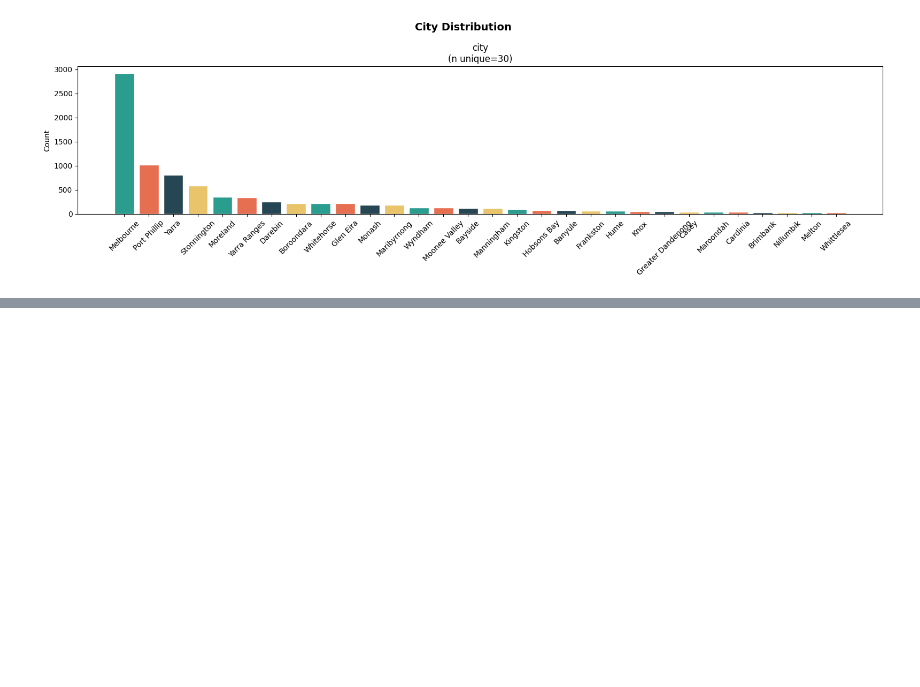
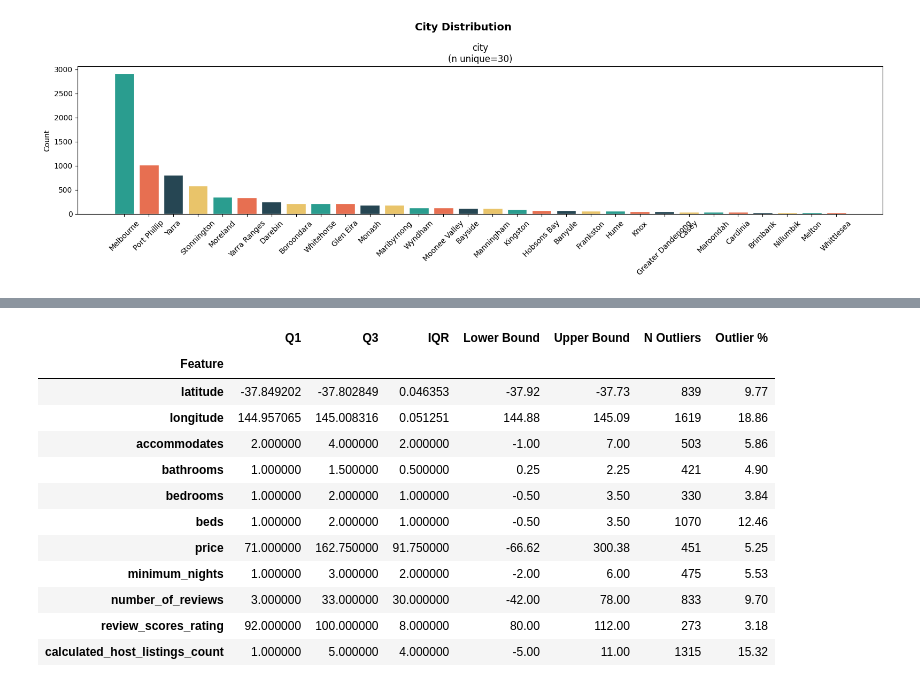
Before and after one commit to Anirudh-red11/Comp_ML_Melb_airbnb, a Jupyter notebook: notebook/mainnote.ipynb, the cells around one changed output, grey strips where cells are left out. Drawn from its saved outputs; the diff is of its cells as text; code cells hidden in the pictures; blank space fills up the shorter version.

```diff
--- a/notebook/mainnote.ipynb
+++ b/notebook/mainnote.ipynb
@@ -278,0 +329,37 @@ plt.show()
+# %%
+def outlier_summary(df,cols):
+  record=[]
+  for col in cols:
+    Q1=df[col].quantile(0.25)
+    Q2=df[col].quantile(0.75)
+    IQR= Q2-Q1
+    lower=Q1-1.5*IQR
+    upper=Q2+1.5*IQR
+    n_outliers=df[(df[col]<lower) | (df[col]>upper)].shape[0]
+    pct =round(n_outliers/len(df)*100,2)
+    record.append({
+        'Feature':col,
+        'Q1':Q1,
+        'Q3':Q2,
+        'IQR':IQR,
+        'Lower Bound':round(lower,2),
+        'Upper Bound':round(upper,2),
+        'N Outliers':n_outliers,
+        'Outlier %':pct
+    })
+  return pd.DataFrame(record).set_index('Feature')
+outlier_summary(train,num_cols)
+# %% [output]
+|  | Q1 | Q3 | IQR | Lower Bound | Upper Bound | N Outliers | Outlier % |
+| Feature |  |  |  |  |  |  |  |
+| latitude | -37.849202 | -37.802849 | 0.046353 | -37.92 | -37.73 | 839 | 9.77 |
+| longitude | 144.957065 | 145.008316 | 0.051251 | 144.88 | 145.09 | 1619 | 18.86 |
+| accommodates | 2.000000 | 4.000000 | 2.000000 | -1.00 | 7.00 | 503 | 5.86 |
+| bathrooms | 1.000000 | 1.500000 | 0.500000 | 0.25 | 2.25 | 421 | 4.90 |
+| bedrooms | 1.000000 | 2.000000 | 1.000000 | -0.50 | 3.50 | 330 | 3.84 |
+| beds | 1.000000 | 2.000000 | 1.000000 | -0.50 | 3.50 | 1070 | 12.46 |
+| price | 71.000000 | 162.750000 | 91.750000 | -66.62 | 300.38 | 451 | 5.25 |
+| minimum_nights | 1.000000 | 3.000000 | 2.000000 | -2.00 | 6.00 | 475 | 5.53 |
+| number_of_reviews | 3.000000 | 33.000000 | 30.000000 | -42.00 | 78.00 | 833 | 9.70 |
+| review_scores_rating | 92.000000 | 100.000000 | 8.000000 | 80.00 | 112.00 | 273 | 3.18 |
+| calculated_host_listings_count | 1.000000 | 5.000000 | 4.000000 | -5.00 | 11.00 | 1315 | 15.32 |
```
Also changed, not shown: parts of 7 cells of this notebook, 1 other file.
